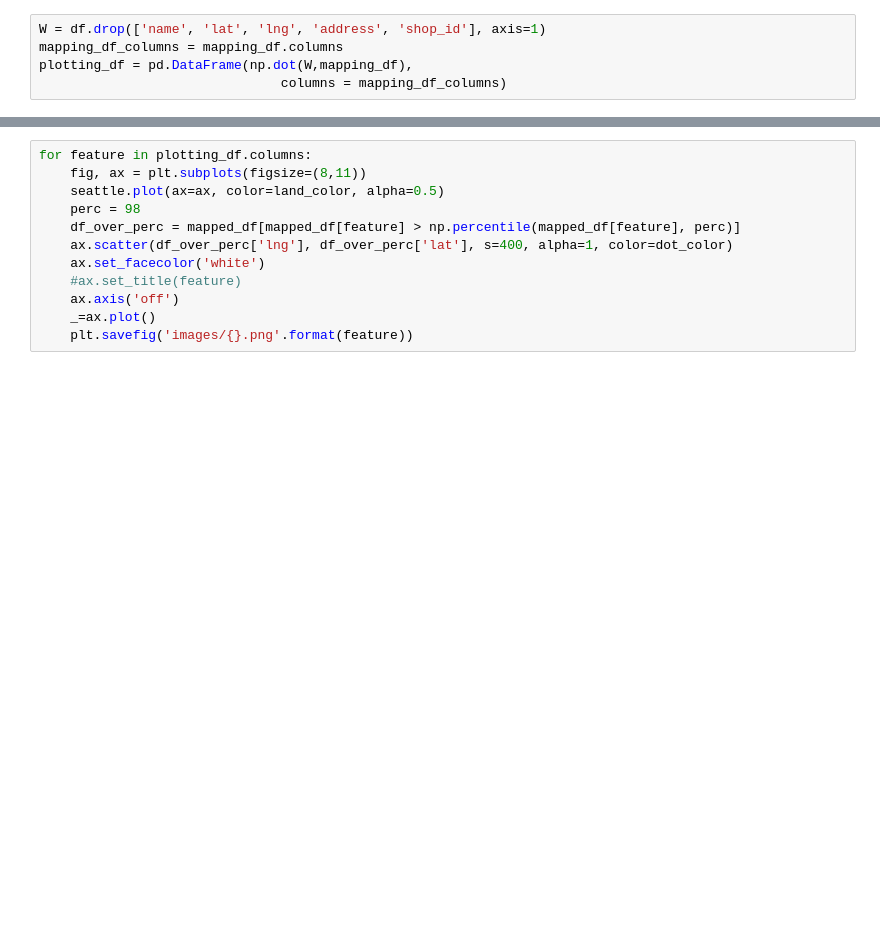
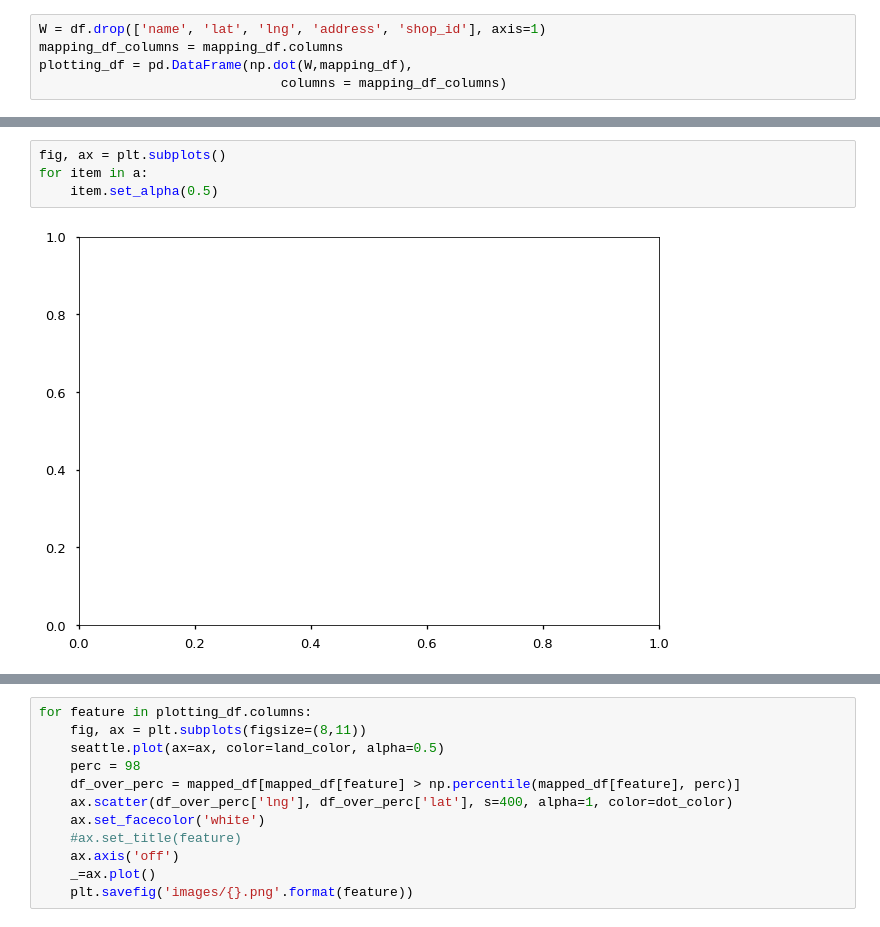
Before and after one commit to crredding/capstone_project, a Jupyter notebook: Data_eda.ipynb, the cells around one changed output, grey strips where cells are left out. Drawn from its saved outputs; the diff is of its cells as text; blank space fills up the shorter version.

```diff
--- a/Data_eda.ipynb
+++ b/Data_eda.ipynb
@@ -75,0 +113,6 @@ plt.savefig('images/all_shops_in_seattle.png')
+# %%
+fig, ax = plt.subplots()
+for item in a:
+    item.set_alpha(0.5)
+# %% [output]
+[figure, added]
```
Also changed, not shown: parts of 8 cells of this notebook, 3 other files.
